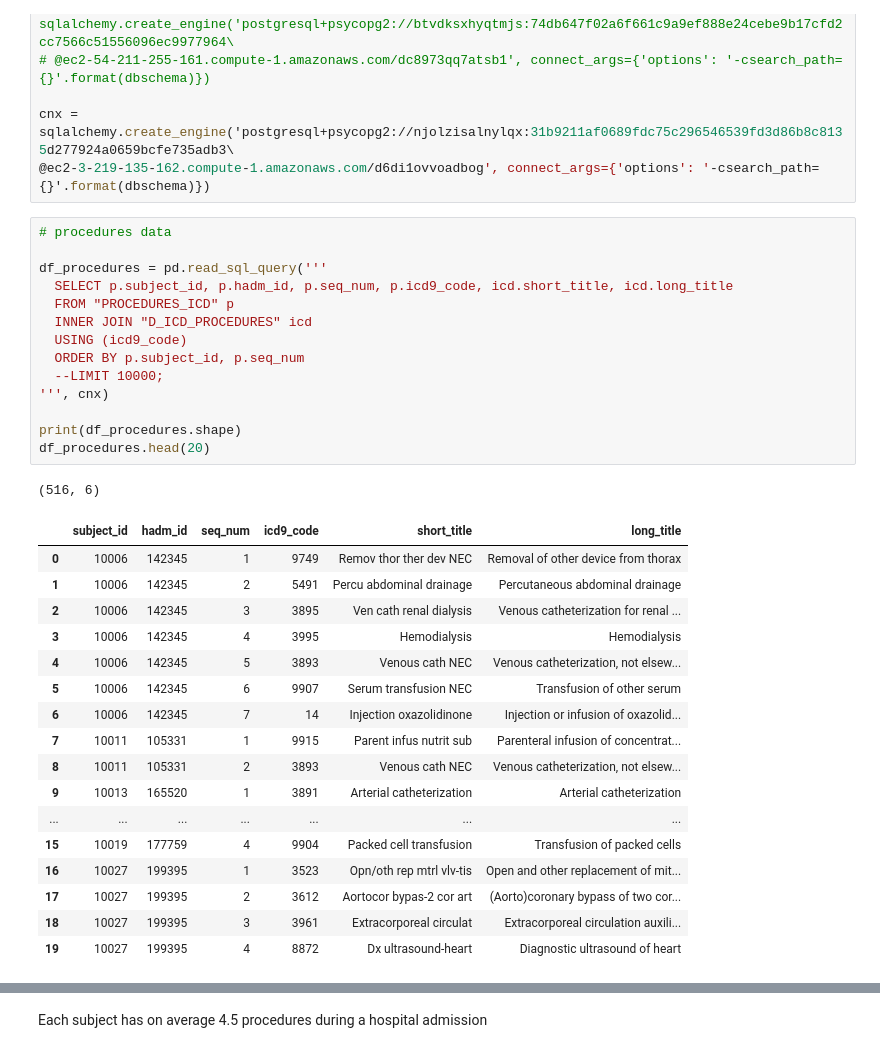
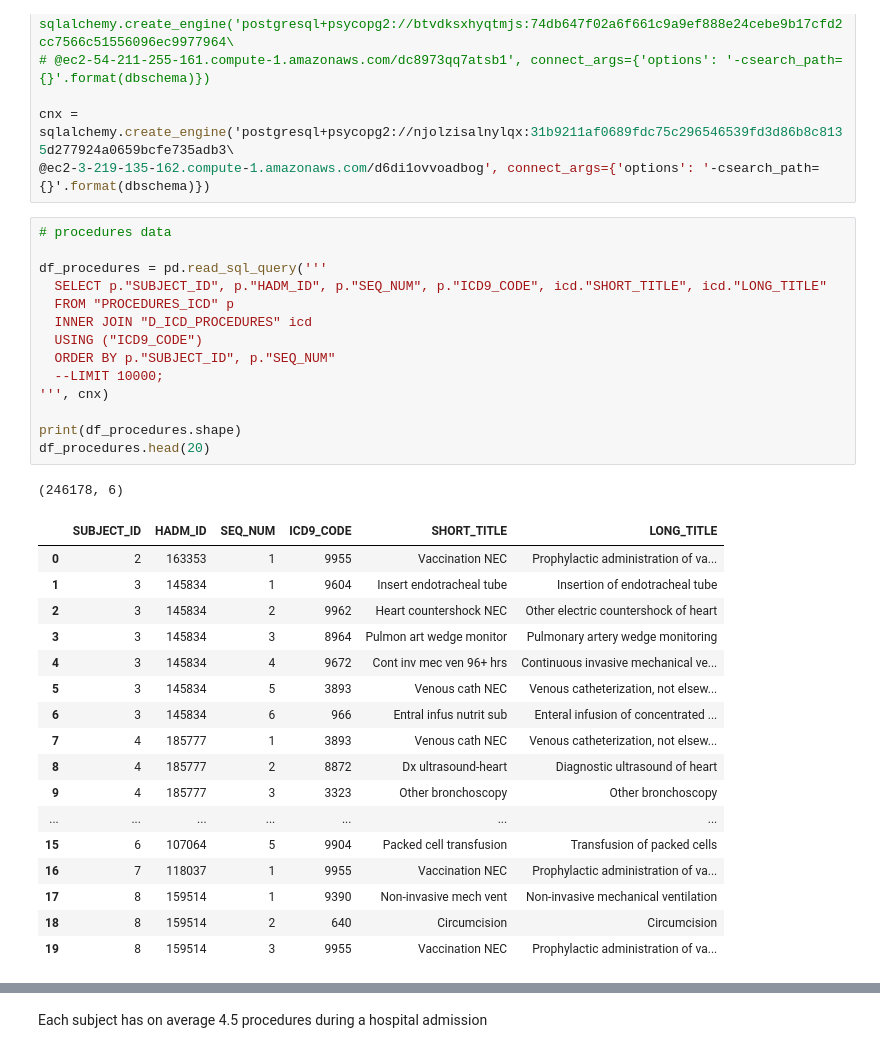
Before and after one commit to nehalb123/SyntheticMedicalDataGeneration, a Jupyter notebook: pre-process files/01_procedures_analysis_preprocess.ipynb, the cells around one changed output, grey strips where cells are left out. Cells and saved outputs as stored; diff of their text form.

```diff
--- a/pre-process files/01_procedures_analysis_preprocess.ipynb
+++ b/pre-process files/01_procedures_analysis_preprocess.ipynb
@@ -19,36 +19,36 @@ cnx = sqlalchemy.create_engine('postgresql+psycopg2://njolzisalnylqx:31b9211af06
 # %%
 # procedures data
 
 df_procedures = pd.read_sql_query('''
-  SELECT p.subject_id, p.hadm_id, p.seq_num, p.icd9_code, icd.short_title, icd.long_title
+  SELECT p."SUBJECT_ID", p."HADM_ID", p."SEQ_NUM", p."ICD9_CODE", icd."SHORT_TITLE", icd."LONG_TITLE"
   FROM "PROCEDURES_ICD" p
   INNER JOIN "D_ICD_PROCEDURES" icd
-  USING (icd9_code)
-  ORDER BY p.subject_id, p.seq_num
+  USING ("ICD9_CODE")
+  ORDER BY p."SUBJECT_ID", p."SEQ_NUM"
   --LIMIT 10000;
 ''', cnx)
 
 print(df_procedures.shape)
 df_procedures.head(20)
 # %% [output]
-(516, 6)
+(246178, 6)
-|  | subject_id | hadm_id | seq_num | icd9_code | short_title | long_title |
-| 0 | 10006 | 142345 | 1 | 9749 | Remov thor ther dev NEC | Removal of other device from thorax |
-| 1 | 10006 | 142345 | 2 | 5491 | Percu abdominal drainage | Percutaneous abdominal drainage |
-| 2 | 10006 | 142345 | 3 | 3895 | Ven cath renal dialysis | Venous catheterization for renal ... |
-| 3 | 10006 | 142345 | 4 | 3995 | Hemodialysis | Hemodialysis |
-| 4 | 10006 | 142345 | 5 | 3893 | Venous cath NEC | Venous catheterization, not elsew... |
-| 5 | 10006 | 142345 | 6 | 9907 | Serum transfusion NEC | Transfusion of other serum |
-| 6 | 10006 | 142345 | 7 | 14 | Injection oxazolidinone | Injection or infusion of oxazolid... |
-| 7 | 10011 | 105331 | 1 | 9915 | Parent infus nutrit sub | Parenteral infusion of concentrat... |
-| 8 | 10011 | 105331 | 2 | 3893 | Venous cath NEC | Venous catheterization, not elsew... |
-| 9 | 10013 | 165520 | 1 | 3891 | Arterial catheterization | Arterial catheterization |
+|  | SUBJECT_ID | HADM_ID | SEQ_NUM | ICD9_CODE | SHORT_TITLE | LONG_TITLE |
+| 0 | 2 | 163353 | 1 | 9955 | Vaccination NEC | Prophylactic administration of va... |
+| 1 | 3 | 145834 | 1 | 9604 | Insert endotracheal tube | Insertion of endotracheal tube |
+| 2 | 3 | 145834 | 2 | 9962 | Heart countershock NEC | Other electric countershock of heart |
+| 3 | 3 | 145834 | 3 | 8964 | Pulmon art wedge monitor | Pulmonary artery wedge monitoring |
+| 4 | 3 | 145834 | 4 | 9672 | Cont inv mec ven 96+ hrs | Continuous invasive mechanical ve... |
+| 5 | 3 | 145834 | 5 | 3893 | Venous cath NEC | Venous catheterization, not elsew... |
+| 6 | 3 | 145834 | 6 | 966 | Entral infus nutrit sub | Enteral infusion of concentrated ... |
+| 7 | 4 | 185777 | 1 | 3893 | Venous cath NEC | Venous catheterization, not elsew... |
+| 8 | 4 | 185777 | 2 | 8872 | Dx ultrasound-heart | Diagnostic ultrasound of heart |
+| 9 | 4 | 185777 | 3 | 3323 | Other bronchoscopy | Other bronchoscopy |
 | ... | ... | ... | ... | ... | ... | ... |
-| 15 | 10019 | 177759 | 4 | 9904 | Packed cell transfusion | Transfusion of packed cells |
-| 16 | 10027 | 199395 | 1 | 3523 | Opn/oth rep mtrl vlv-tis | Open and other replacement of mit... |
-| 17 | 10027 | 199395 | 2 | 3612 | Aortocor bypas-2 cor art | (Aorto)coronary bypass of two cor... |
-| 18 | 10027 | 199395 | 3 | 3961 | Extracorporeal circulat | Extracorporeal circulation auxili... |
-| 19 | 10027 | 199395 | 4 | 8872 | Dx ultrasound-heart | Diagnostic ultrasound of heart |
+| 15 | 6 | 107064 | 5 | 9904 | Packed cell transfusion | Transfusion of packed cells |
+| 16 | 7 | 118037 | 1 | 9955 | Vaccination NEC | Prophylactic administration of va... |
+| 17 | 8 | 159514 | 1 | 9390 | Non-invasive mech vent | Non-invasive mechanical ventilation |
+| 18 | 8 | 159514 | 2 | 640 | Circumcision | Circumcision |
+| 19 | 8 | 159514 | 3 | 9955 | Vaccination NEC | Prophylactic administration of va... |
 # %%
 # procedures data
 
```
Also changed, not shown: parts of 17 cells of this notebook, 1 other file.
